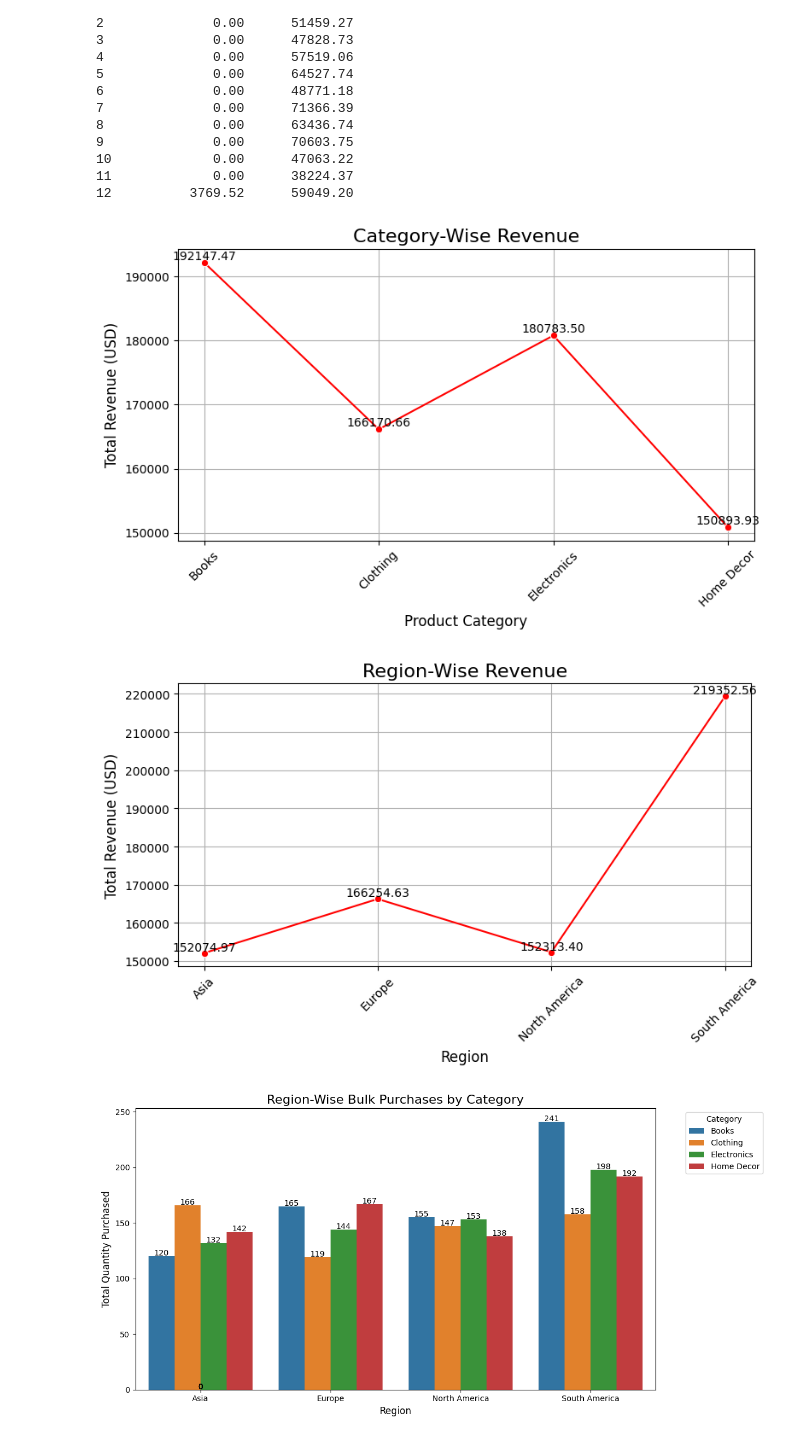
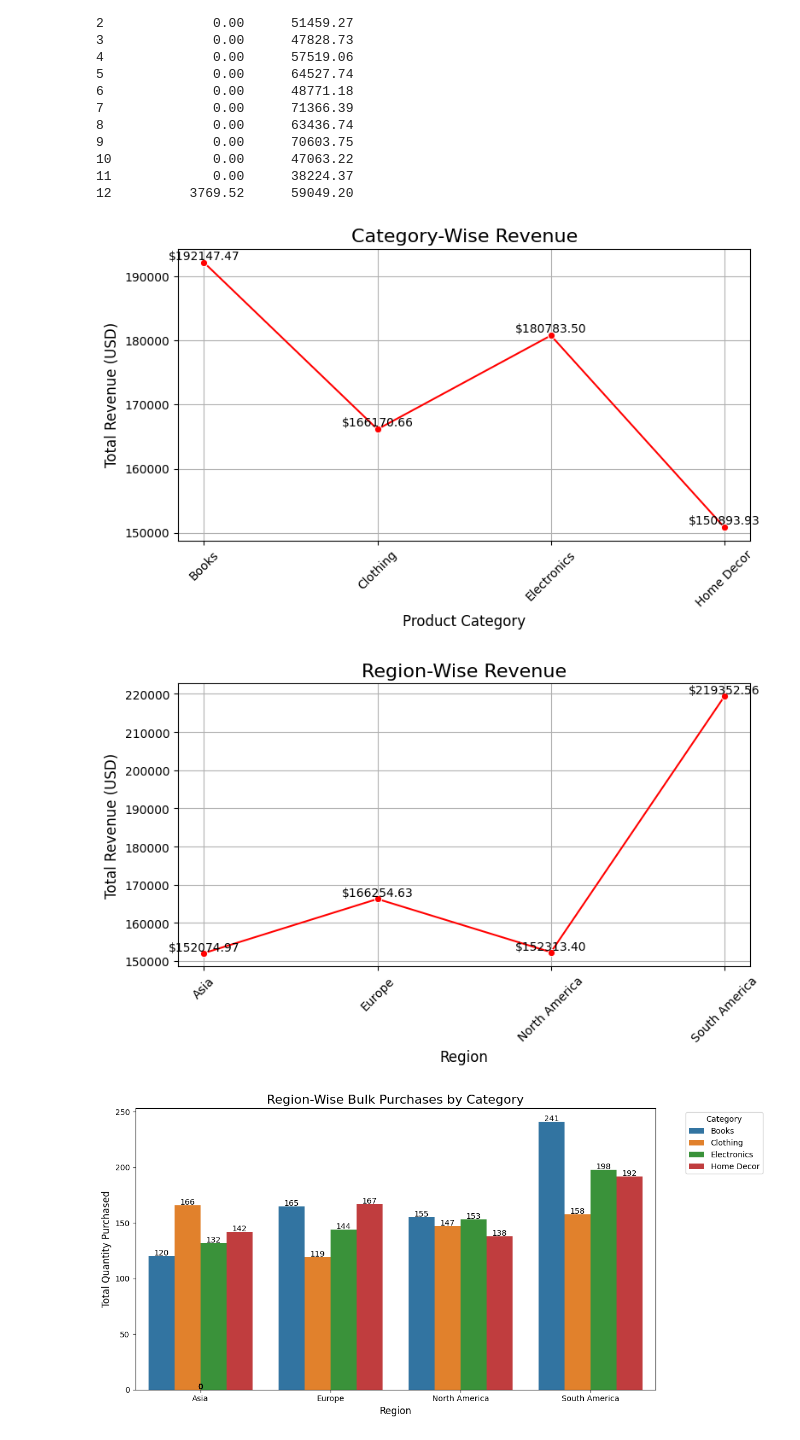
Before and after one commit to JaithraSarma/DS_Zeotap, a Jupyter notebook: Jaithra_Karlapalam_EDA.ipynb, the cells around one changed output. Cells and saved outputs as stored; diff of their text form; code cells hidden in the pictures.

```diff
--- a/Jaithra_Karlapalam_EDA.ipynb
+++ b/Jaithra_Karlapalam_EDA.ipynb
@@ -137,37 +137,37 @@ category_revenue = transac_products.groupby('Category')['TotalValue'].sum()
 
 transac_customers = pd.merge(transac, customers, on='CustomerID', how='inner')
 transac_full = pd.merge(transac_customers, products, on='ProductID', how='inner')
 regions_revenue = transac_full.groupby('Region')['TotalValue'].sum()
 
 plt.figure(figsize=(8, 5))
 sns.lineplot(x=category_revenue.index, y=category_revenue.values, marker='o', color='red')
 plt.title('Category-Wise Revenue', fontsize=16)
 plt.xlabel('Product Category', fontsize=12)
 plt.ylabel('Total Revenue (USD)', fontsize=12)
 plt.xticks(rotation=45)
 plt.grid(True)
 
 for x, y in zip(category_revenue.index, category_revenue.values):
-    plt.text(x, y, f'{y:.2f}', ha='center', va='bottom', fontsize=10)
+    plt.text(x, y, f'${y:.2f}', ha='center', va='bottom', fontsize=10)
 plt.tight_layout()
 plt.show()
 
 
 plt.figure(figsize=(8, 5))
 sns.lineplot(x=regions_revenue.index, y=regions_revenue.values, marker='o', color='red')
 plt.title('Region-Wise Revenue', fontsize=16)
 plt.xlabel('Region', fontsize=12)
 plt.ylabel('Total Revenue (USD)', fontsize=12)
 plt.xticks(rotation=45)
 plt.grid(True)
 
 for x, y in zip(regions_revenue.index, regions_revenue.values):
-    plt.text(x, y, f'{y:.2f}', ha='center', va='bottom', fontsize=10)
+    plt.text(x, y, f'${y:.2f}', ha='center', va='bottom', fontsize=10)
 plt.tight_layout()
 plt.show()
 # %% [output]
-[figure, old version]
+[figure, new version]
-[figure, old version]
+[figure, new version]
 # %%
 transac_customers = pd.merge(transac, customers, on='CustomerID', how='inner')
 transac_full = pd.merge(transac_customers, products, on='ProductID', how='inner')
```
Also changed, not shown: parts of 2 cells of this notebook, 1 other file.
